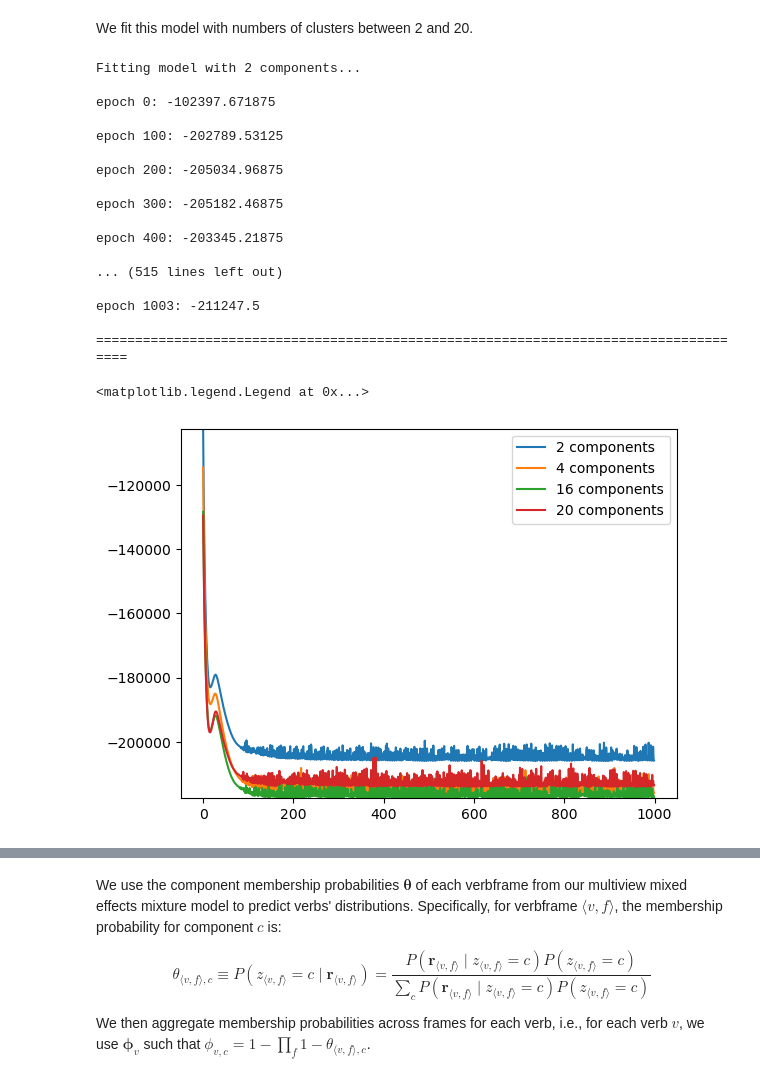
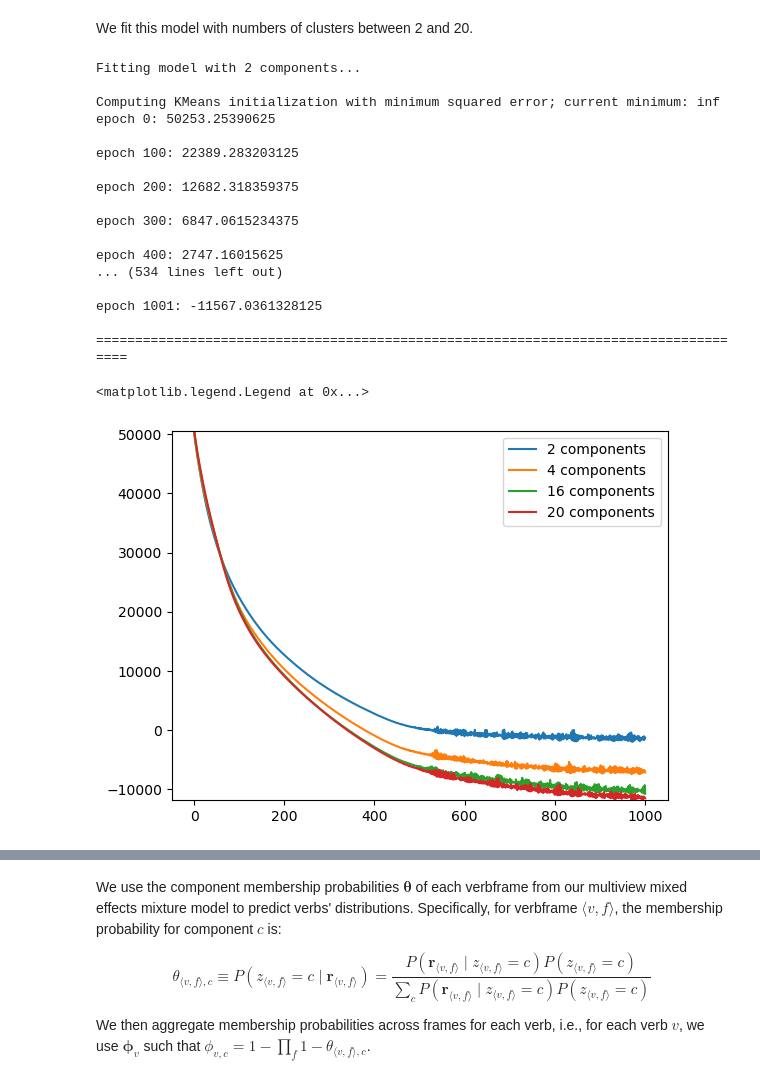
Before and after one commit to bkane2/intensional-gaps, a Jupyter notebook: Intensional Gaps.ipynb, the cells around one changed output, grey strips where cells are left out. Cells and saved outputs as stored; diff of their text form; code cells hidden in the pictures.

Commit message:
Changed unit model likelihood to mixture of truncated normal distributions and re-rain

```diff
--- a/Intensional Gaps.ipynb
+++ b/Intensional Gaps.ipynb
@@ -1655,8 +1722,8 @@ for n_components in range(2, 21):
     print(f'Fitting model with {n_components} components...')
     print()
 
-    models[n_components] = MultiviewMixedEffectsMixture(data, n_components, seed=403921)
-    _, _, losses[n_components] = models[n_components].fit(data, lr=0.005, tolerance=1e-7, n_epochs=10000, batch_size=0.05, patience=1000, verbosity=100)
+    models[n_components] = MultiviewMixedEffectsMixture(data, n_components, num_kmeans_trials=1, seed=403921)
+    _, _, losses[n_components] = models[n_components].fit(data, lr=0.001, tolerance=1e-7, n_epochs=10000, batch_size=0.05, patience=1000, verbosity=100)
 
     parameters[n_components] = {'membership_probs': pd.DataFrame(models[n_components].membership_probabilities(data).data.numpy(),
                                                         index=models[n_components]._verbframe),
@@ -1666,46 +1733,59 @@ for n_components in range(2, 21):
                                                                   columns=mv.item.astype('category').cat.categories).T,
                                 'negraising_locs': pd.DataFrame(models[n_components].param('locs', 'negraising').data.numpy(),
                                                                   columns=mn.item.astype('category').cat.categories).T,
-                                'belief_desire_scale': float(models[n_components].param('scale', 'belief_desire').data.numpy()),
+                                'belief_desire_theta_1': pd.DataFrame(models[n_components].param('theta', 'belief_desire')[0].data.numpy(),
+                                                                      columns=mc.item.astype('category').cat.categories).T,
+                                'belief_desire_theta_0': pd.DataFrame(models[n_components].param('theta', 'belief_desire')[1].data.numpy(),
+                                                                      columns=mc.item.astype('category').cat.categories).T,
+                                'belief_desire_theta_prior': pd.DataFrame(models[n_components].param('theta', 'belief_desire')[2].data.numpy(),
+                                                                      columns=mc.item.astype('category').cat.categories).T,
                                 'veridicality_jumps_participant': models[n_components].param('jumps_participant', 'veridicality').data.numpy(),
-                                'negraising_scale': float(models[n_components].param('scale', 'negraising').data.numpy())}
+                                'negraising_theta_1': pd.DataFrame(models[n_components].param('theta', 'negraising')[0].data.numpy(),
+                                                                   columns=mn.item.astype('category').cat.categories).T,
+                                'negraising_theta_0': pd.DataFrame(models[n_components].param('theta', 'negraising')[1].data.numpy(),
+                                                                   columns=mn.item.astype('category').cat.categories).T,
+                                'negraising_theta_prior': pd.DataFrame(models[n_components].param('theta', 'negraising')[2].data.numpy(),
+                                                                   columns=mn.item.astype('category').cat.categories).T
+                               }
 
     print()
     print('=====================================================================================')
 # %% [output]
 Fitting model with 2 components...
 
-epoch 0: -102397.671875
+Computing KMeans initialization with minimum squared error; current minimum: inf
+epoch 0: 50253.25390625
 
-epoch 100: -202789.53125
+epoch 100: 22389.283203125
 
-epoch 200: -205034.96875
+epoch 200: 12682.318359375
 
-epoch 300: -205182.46875
+epoch 300: 6847.0615234375
 
-epoch 400: -203345.21875
+epoch 400: 2747.16015625
+... (534 lines left out)
 
-... (515 lines left out)
-
-epoch 1003: -211247.5
+epoch 1001: -11567.0361328125
 
 =====================================================================================
 # %%
-test1 = losses[2][:1000]
-test2 = losses[4][:1000]
-test3 = losses[16][:1000]
-test4 = losses[20][:1000]
+import matplotlib.pyplot as plt
+
+test1 = losses[2][:2000]
+test2 = losses[6][:2000]
+test3 = losses[16][:2000]
+test4 = losses[20][:2000]
 ylim_min = min([l for t in [test1, test2, test3, test4] for l in t])
 ylim_max = max([l for t in [test1, test2, test3, test4] for l in t])
 plt.ylim((ylim_min, ylim_max))
 plt.plot(test1, label='2 components')
 plt.plot(test2, label='4 components')
 plt.plot(test3, label='16 components')
 plt.plot(test4, label='20 components')
 plt.legend()
 # %% [output]
 <matplotlib.legend.Legend at 0x...>
-[figure, old version]
+[figure, new version]
 # %%
 final_losses = [np.mean(l[-200:]) for l in losses.values()]
 plt.ylim((min(final_losses),max(final_losses)))
```
Also changed, not shown: parts of 39 cells of this notebook.
